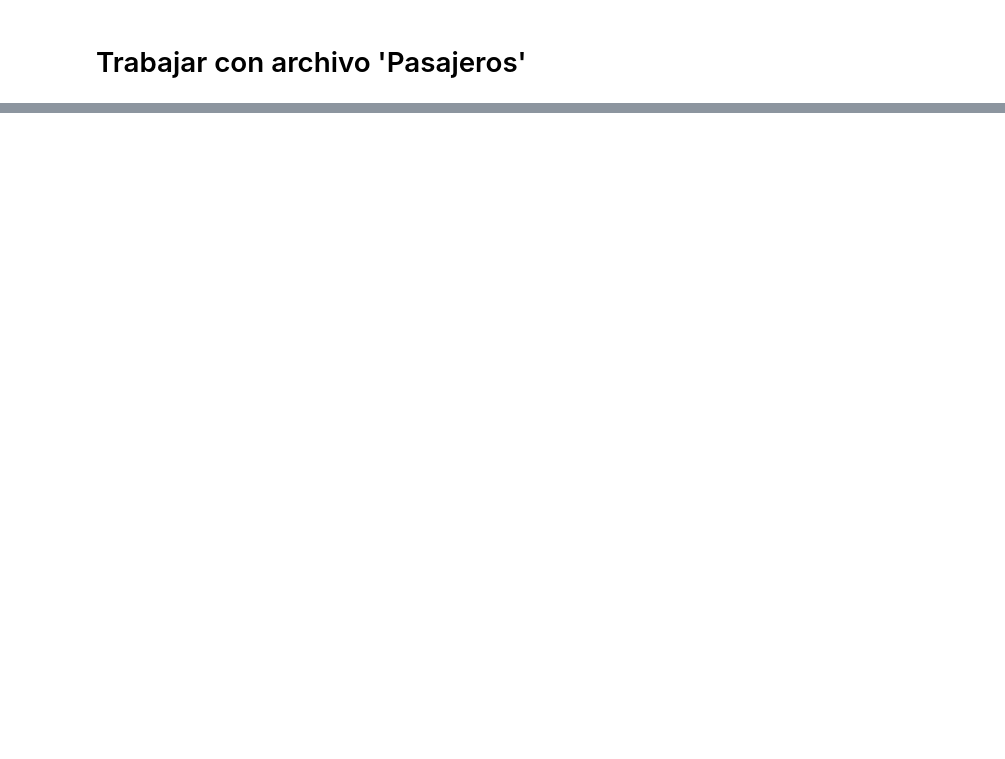
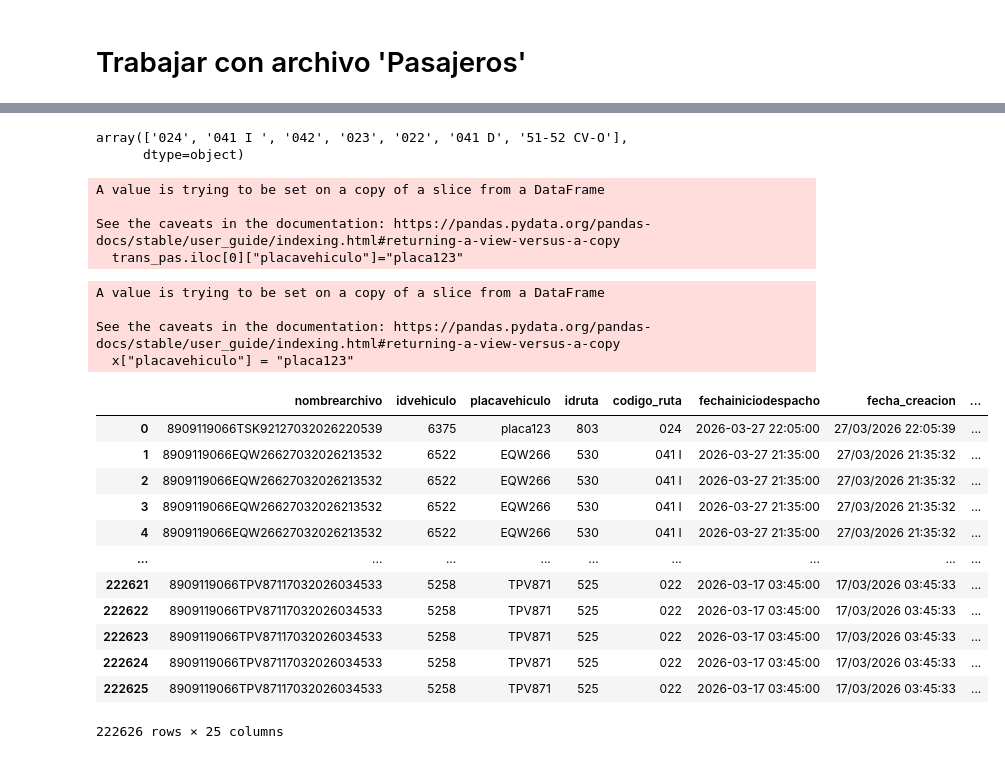
Before and after one commit to agr-23/MAI, a Jupyter notebook: EDA/exploratory.ipynb, the cells around one changed output, grey strips where cells are left out. Drawn from its saved outputs; the diff is of its cells as text; code cells hidden in the pictures; blank space fills up the shorter version.

```diff
--- a/EDA/exploratory.ipynb
+++ b/EDA/exploratory.ipynb
@@ -351,0 +354,2 @@ single_trip["inclination_deg"] = np.degrees(
+# %%
+trans_pas = tra.merge(pas, on="nombrearchivo", how="inner")
@@ -351,0 +371,5 @@ single_trip["inclination_deg"] = np.degrees(
+# %%
+trans_pas.codigo_ruta.unique()
+# %% [output]
+array(['024', '041 I ', '042', '023', '022', '041 D', '51-52 CV-O'],
+      dtype=object)
@@ -351,0 +379,33 @@ single_trip["inclination_deg"] = np.degrees(
+# %%
+trans_pas.iloc[0]["placavehiculo"]="placa123"
+# %% [output]
+A value is trying to be set on a copy of a slice from a DataFrame
+
+See the caveats in the documentation: https://pandas.pydata.org/pandas-docs/stable/user_guide/indexing.html#returning-a-view-versus-a-copy
+  trans_pas.iloc[0]["placavehiculo"]="placa123"
+# %%
+x = trans_pas.iloc[0]
+x["placavehiculo"] = "placa123"
+# %% [output]
+A value is trying to be set on a copy of a slice from a DataFrame
+
+See the caveats in the documentation: https://pandas.pydata.org/pandas-docs/stable/user_guide/indexing.html#returning-a-view-versus-a-copy
+  x["placavehiculo"] = "placa123"
+# %%
+trans_pas.iloc[0] = x
+# %%
+trans_pas.iloc[0:]
+# %% [output]
+|  | nombrearchivo | idvehiculo | placavehiculo | idruta | codigo_ruta | fechainiciodespacho | fecha_creacion | ... |
+| 0 | 8909119066TSK92127032026220539 | 6375 | placa123 | 803 | 024 | 2026-03-27 22:05:00 | 27/03/2026 22:05:39 | ... |
+| 1 | 8909119066EQW26627032026213532 | 6522 | EQW266 | 530 | 041 I | 2026-03-27 21:35:00 | 27/03/2026 21:35:32 | ... |
+| 2 | 8909119066EQW26627032026213532 | 6522 | EQW266 | 530 | 041 I | 2026-03-27 21:35:00 | 27/03/2026 21:35:32 | ... |
+| 3 | 8909119066EQW26627032026213532 | 6522 | EQW266 | 530 | 041 I | 2026-03-27 21:35:00 | 27/03/2026 21:35:32 | ... |
+| 4 | 8909119066EQW26627032026213532 | 6522 | EQW266 | 530 | 041 I | 2026-03-27 21:35:00 | 27/03/2026 21:35:32 | ... |
+| ... | ... | ... | ... | ... | ... | ... | ... | ... |
+| 222621 | 8909119066TPV87117032026034533 | 5258 | TPV871 | 525 | 022 | 2026-03-17 03:45:00 | 17/03/2026 03:45:33 | ... |
+| 222622 | 8909119066TPV87117032026034533 | 5258 | TPV871 | 525 | 022 | 2026-03-17 03:45:00 | 17/03/2026 03:45:33 | ... |
+| 222623 | 8909119066TPV87117032026034533 | 5258 | TPV871 | 525 | 022 | 2026-03-17 03:45:00 | 17/03/2026 03:45:33 | ... |
+| 222624 | 8909119066TPV87117032026034533 | 5258 | TPV871 | 525 | 022 | 2026-03-17 03:45:00 | 17/03/2026 03:45:33 | ... |
+| 222625 | 8909119066TPV87117032026034533 | 5258 | TPV871 | 525 | 022 | 2026-03-17 03:45:00 | 17/03/2026 03:45:33 | ... |
+222626 rows × 25 columns
```
Also changed, not shown: parts of 23 cells of this notebook, 17 other files.
